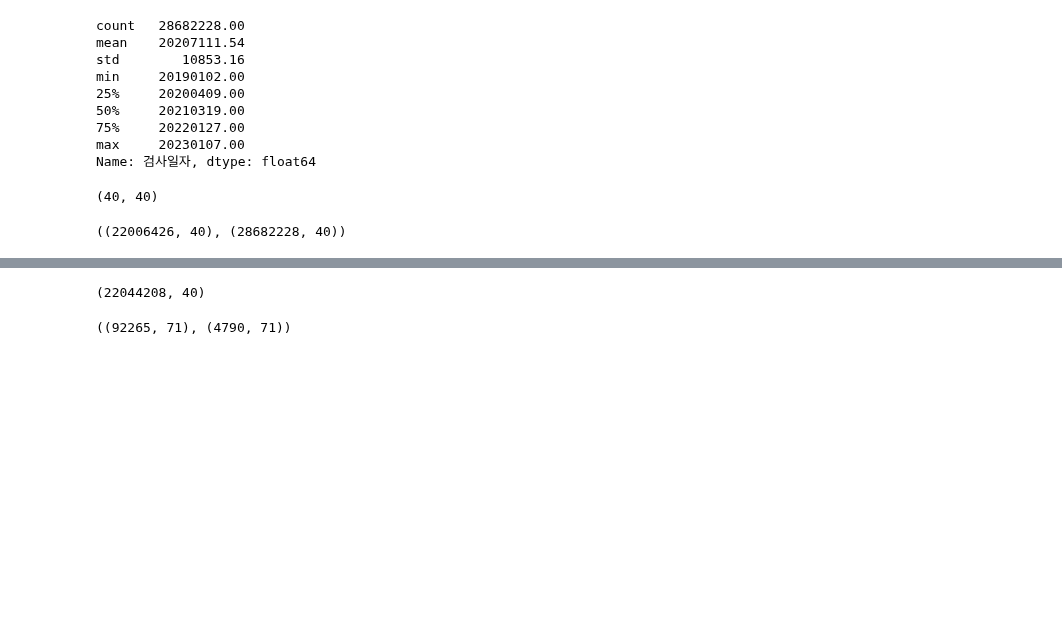
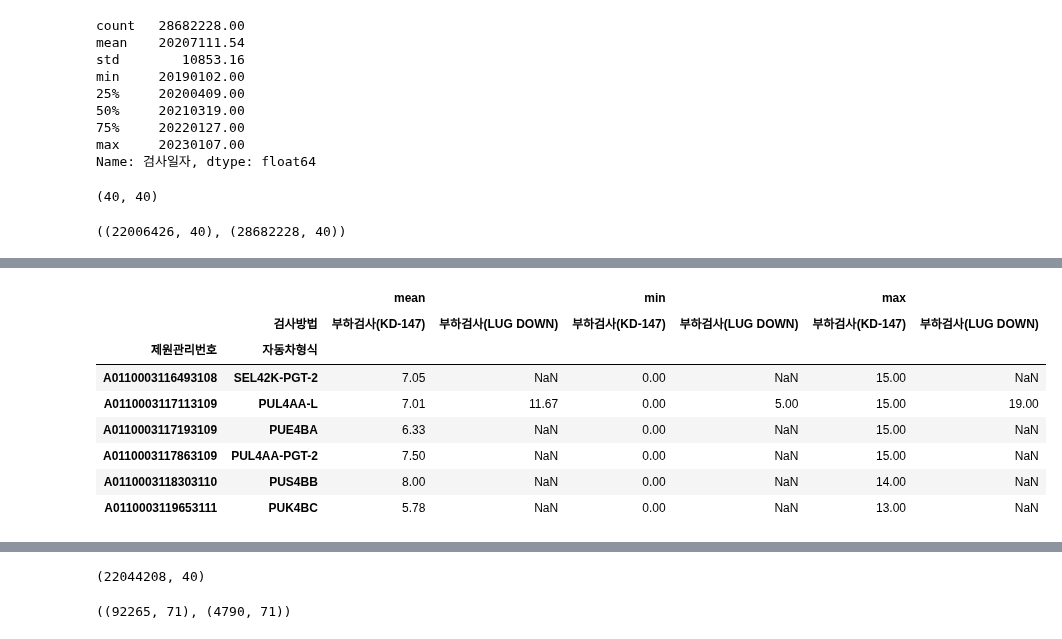
Before and after one commit to kbjung/wabotech, a Jupyter notebook: car_big_data_2/[BD1]4등급_데이터_점검.ipynb, the cells around one changed output, grey strips where cells are left out. Drawn from its saved outputs; the diff is of its cells as text; code cells hidden in the pictures; blank space fills up the shorter version.

```diff
--- a/car_big_data_2/[BD1]4등급_데이터_점검.ipynb
+++ b/car_big_data_2/[BD1]4등급_데이터_점검.ipynb
@@ -939,0 +1157,3 @@ ins.shape, dins.shape
+# %%
+icond2 = cond2.merge(ins, on='차대번호', how='left') # 3등급 정기검사 매칭
+dcond2 = cond2.merge(dins, on='차대번호', how='left') # 3등급 정밀검사 매칭
@@ -939,0 +1222,12 @@ ins.shape, dins.shape
+# %%
+dcond2Y.groupby(['제원관리번호', '자동차형식', '검사방법'])['무부하매연측정치1'].agg(['mean', 'min', 'max']).unstack()
+# %% [output]
+|  |  | mean |  | min |  | max |  |
+|  | 검사방법 | 부하검사(KD-147) | 부하검사(LUG DOWN) | 부하검사(KD-147) | 부하검사(LUG DOWN) | 부하검사(KD-147) | 부하검사(LUG DOWN) |
+| 제원관리번호 | 자동차형식 |  |  |  |  |  |  |
+| A0110003116493108 | SEL42K-PGT-2 | 7.05 | NaN | 0.00 | NaN | 15.00 | NaN |
+| A0110003117113109 | PUL4AA-L | 7.01 | 11.67 | 0.00 | 5.00 | 15.00 | 19.00 |
+| A0110003117193109 | PUE4BA | 6.33 | NaN | 0.00 | NaN | 15.00 | NaN |
+| A0110003117863109 | PUL4AA-PGT-2 | 7.50 | NaN | 0.00 | NaN | 15.00 | NaN |
+| A0110003118303110 | PUS4BB | 8.00 | NaN | 0.00 | NaN | 14.00 | NaN |
+| A0110003119653111 | PUK4BC | 5.78 | NaN | 0.00 | NaN | 13.00 | NaN |
```
Also changed, not shown: parts of 65 cells of this notebook.
